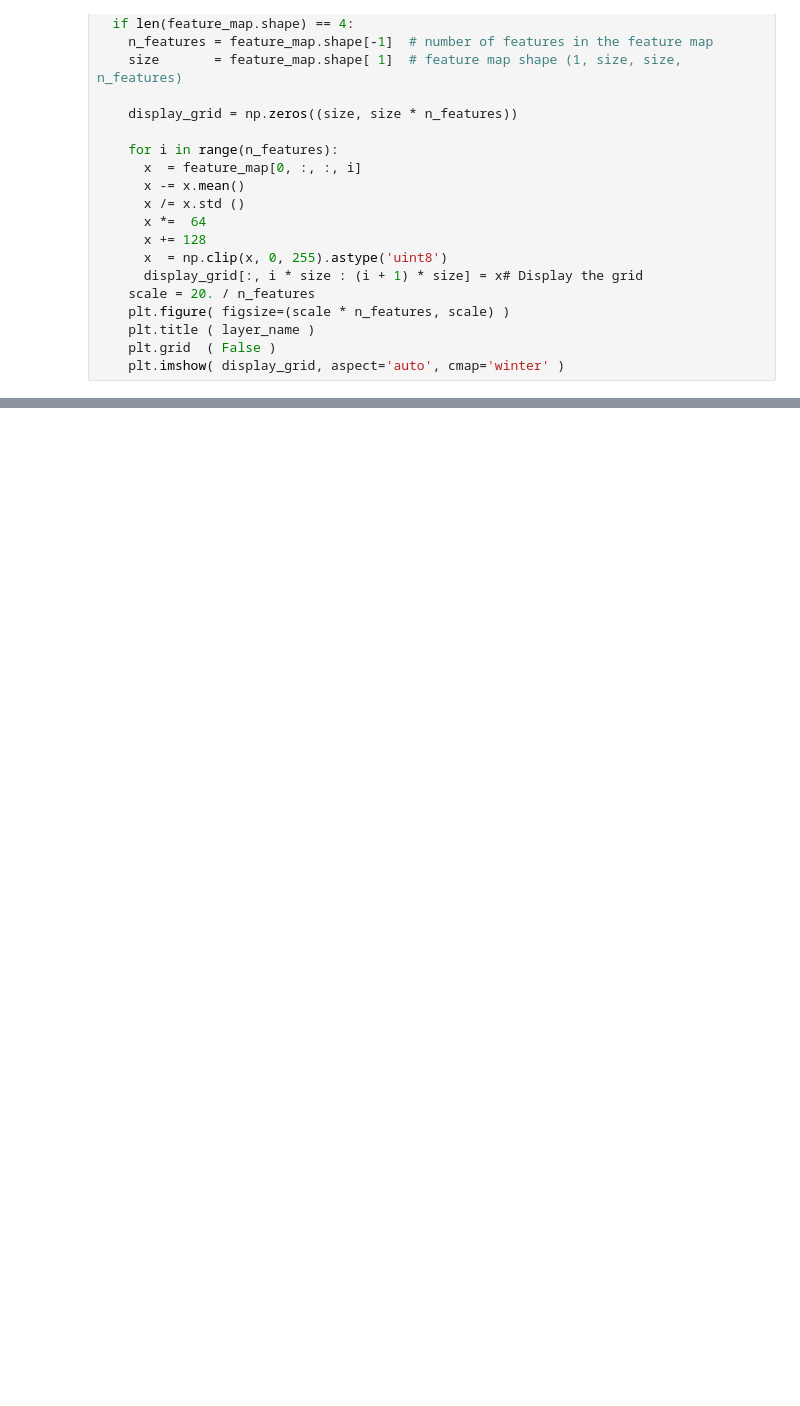
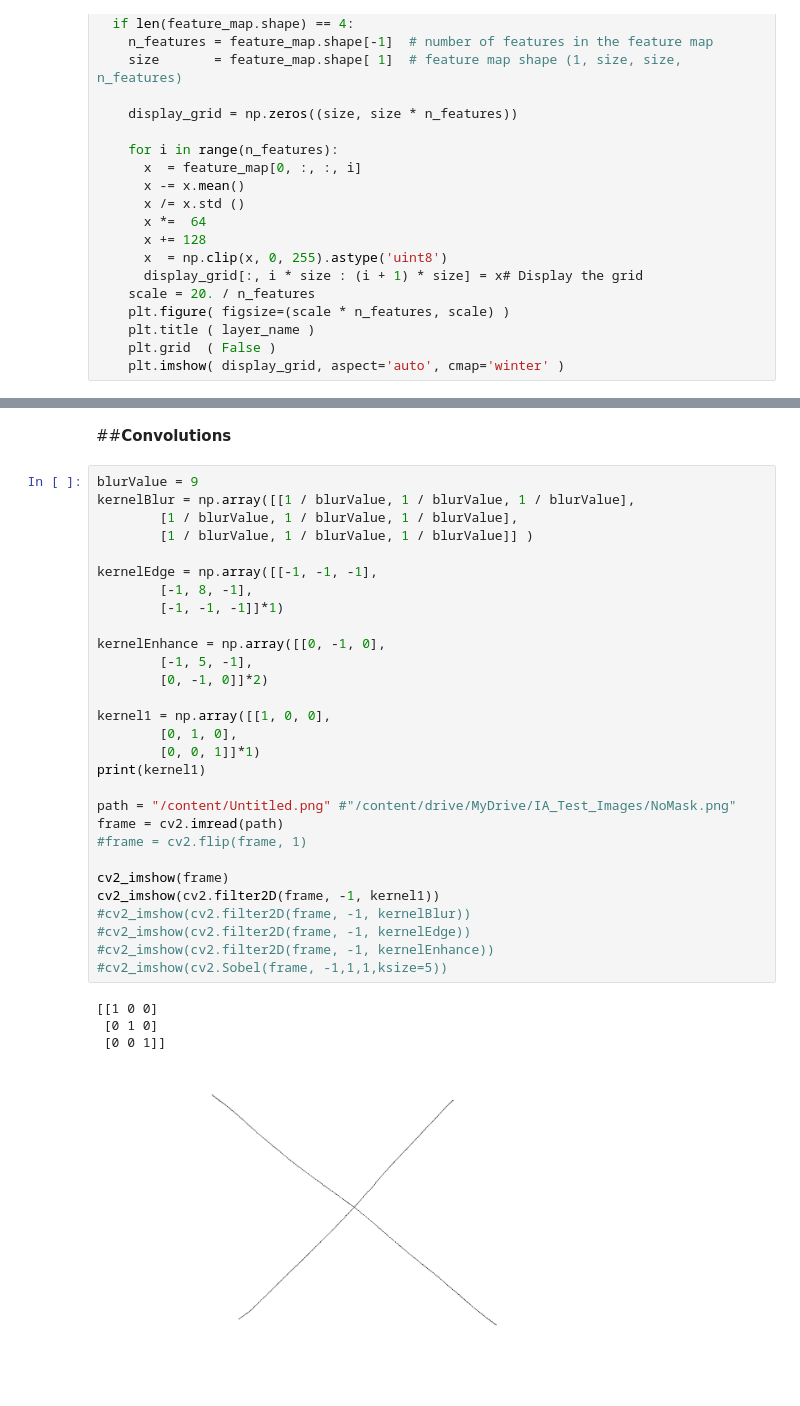
Before and after one commit to cardstdani/covid-classification-ml, a Jupyter notebook: ModelNotebook.ipynb, the cells around one changed output, grey strips where cells are left out. Drawn from its saved outputs; the diff is of its cells as text; blank space fills up the shorter version.

```diff
--- a/ModelNotebook.ipynb
+++ b/ModelNotebook.ipynb
@@ -226,0 +319,36 @@ for layer_name, feature_map in zip(layer_names, successive_feature_maps):
+# %% [markdown]
+##**Convolutions**
+# %%
+blurValue = 9
+kernelBlur = np.array([[1 / blurValue, 1 / blurValue, 1 / blurValue],
+        [1 / blurValue, 1 / blurValue, 1 / blurValue],
+        [1 / blurValue, 1 / blurValue, 1 / blurValue]] )
+
+kernelEdge = np.array([[-1, -1, -1],
+        [-1, 8, -1],
+        [-1, -1, -1]]*1)
+
+kernelEnhance = np.array([[0, -1, 0],
+        [-1, 5, -1],
+        [0, -1, 0]]*2)
+
+kernel1 = np.array([[1, 0, 0],
+        [0, 1, 0],
+        [0, 0, 1]]*1)
+print(kernel1)
+
+path = "/content/Untitled.png" #"/content/drive/MyDrive/IA_Test_Images/NoMask.png"
+frame = cv2.imread(path)
+#frame = cv2.flip(frame, 1)
+
+cv2_imshow(frame)
+cv2_imshow(cv2.filter2D(frame, -1, kernel1))
+#cv2_imshow(cv2.filter2D(frame, -1, kernelBlur))
+#cv2_imshow(cv2.filter2D(frame, -1, kernelEdge))
+#cv2_imshow(cv2.filter2D(frame, -1, kernelEnhance))
+#cv2_imshow(cv2.Sobel(frame, -1,1,1,ksize=5))
+# %% [output]
+[[1 0 0]
+ [0 1 0]
+ [0 0 1]]
+[figure, added]
```
Also changed, not shown: parts of 12 cells of this notebook.
